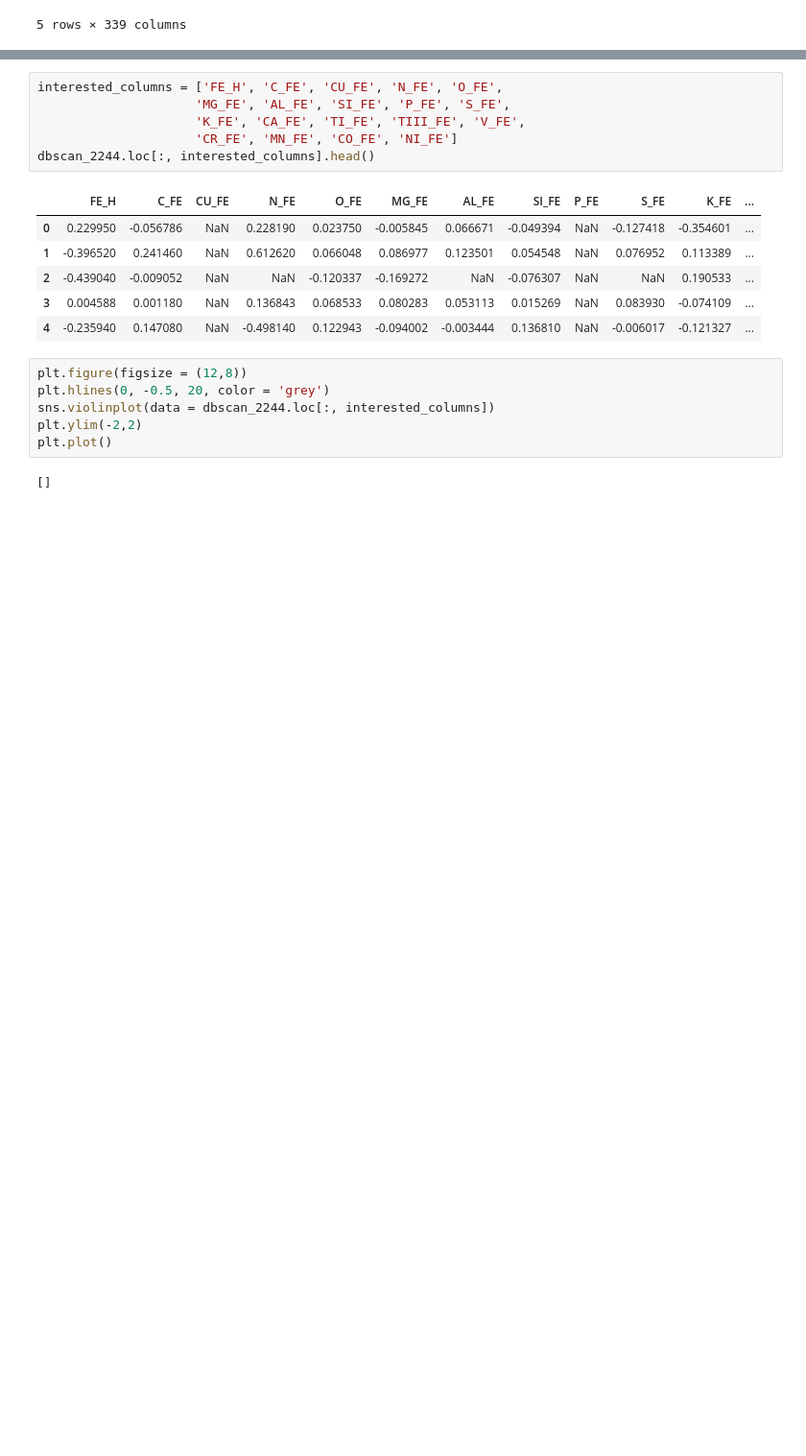
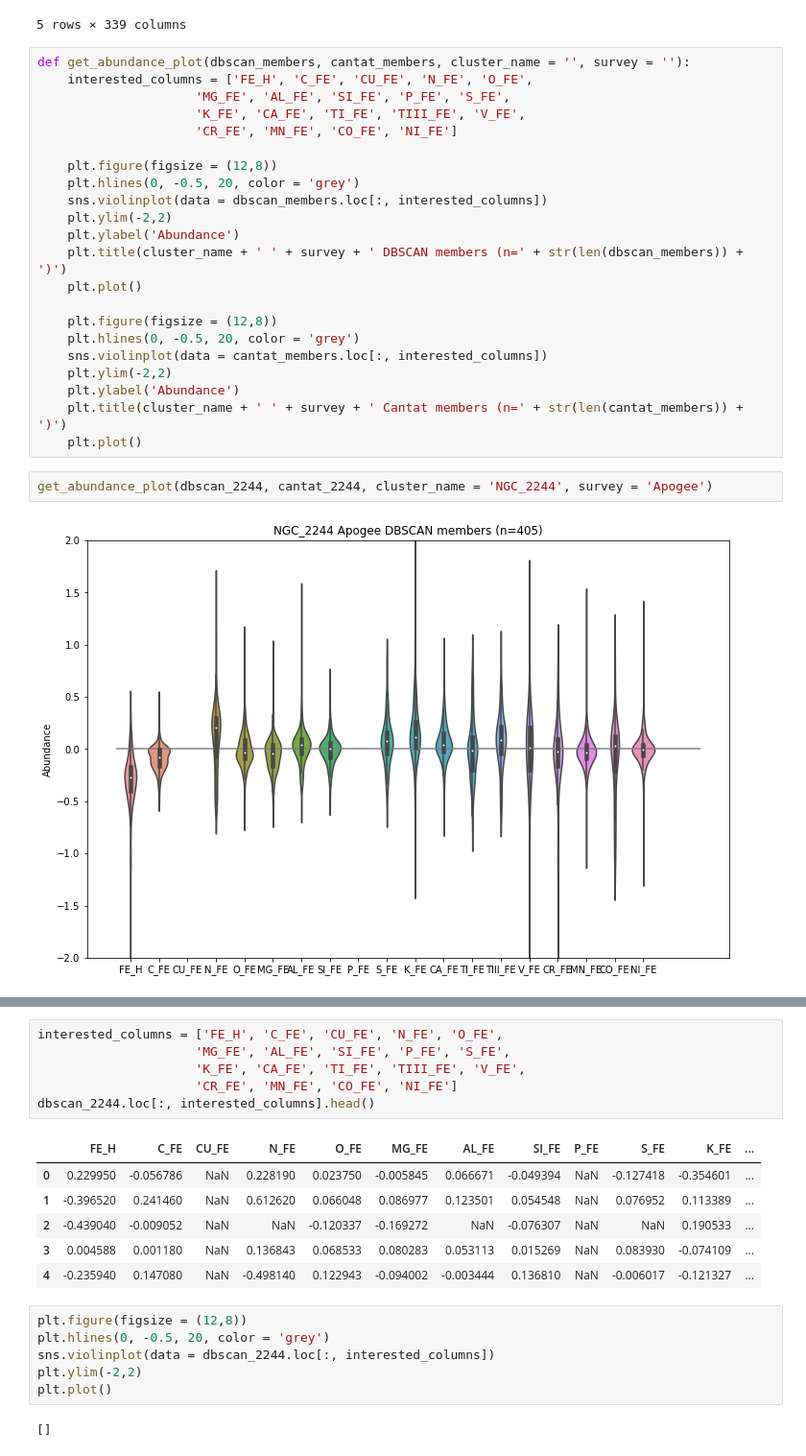
Before and after one commit to mahmud-nobe/GMM_membership, a Jupyter notebook: DBSCAN/DBSCAN Paper/Apogee_Analysis.ipynb, the cells around one changed output, grey strips where cells are left out. Shown at 96% size. Saved outputs shown, nothing was run; the diff lists cells and outputs as text; blank space fills up the shorter version.

Commit message:
organize in a function to plot metal abundance

```diff
--- a/DBSCAN/DBSCAN Paper/Apogee_Analysis.ipynb
+++ b/DBSCAN/DBSCAN Paper/Apogee_Analysis.ipynb
@@ -25,3 +25,29 @@ cantat_2244.head()
 | 3 | asStar-dr17-2M06300299+0432387.fits | 2M06300299+0432387 | lco25m.206-02-C.2M06300299+0432387 | apogee.lco25m.stars.206-02-C.2M06... | apogee.lco25m.synspec_fix.206-02-... | lco25m | 5939 | 206-02-C | none | ... |
 | 4 | apStar-dr17-2M06301984+0452214.fits | 2M06301984+0452214 | apo25m.Rosette_btx.2M06301984+045... | apogee.apo25m.stars.Rosette_btx.2... | apogee.apo25m.synspec_fix.Rosette... | apo25m | 6213 | Rosette_btx | none | ... |
 5 rows × 339 columns
+# %%
+def get_abundance_plot(dbscan_members, cantat_members, cluster_name = '', survey = ''):
+    interested_columns = ['FE_H', 'C_FE', 'CU_FE', 'N_FE', 'O_FE',
+                     'MG_FE', 'AL_FE', 'SI_FE', 'P_FE', 'S_FE',
+                     'K_FE', 'CA_FE', 'TI_FE', 'TIII_FE', 'V_FE',
+                     'CR_FE', 'MN_FE', 'CO_FE', 'NI_FE']
+
+    plt.figure(figsize = (12,8))
+    plt.hlines(0, -0.5, 20, color = 'grey')
+    sns.violinplot(data = dbscan_members.loc[:, interested_columns])
+    plt.ylim(-2,2)
+    plt.ylabel('Abundance')
+    plt.title(cluster_name + ' ' + survey + ' DBSCAN members (n=' + str(len(dbscan_members)) + ')')
+    plt.plot()
+
+    plt.figure(figsize = (12,8))
+    plt.hlines(0, -0.5, 20, color = 'grey')
+    sns.violinplot(data = cantat_members.loc[:, interested_columns])
+    plt.ylim(-2,2)
+    plt.ylabel('Abundance')
+    plt.title(cluster_name + ' ' + survey + ' Cantat members (n=' + str(len(cantat_members)) + ')')
+    plt.plot()
+# %%
+get_abundance_plot(dbscan_2244, cantat_2244, cluster_name = 'NGC_2244', survey = 'Apogee')
+# %% [output]
+[figure, added]
```
Also changed, not shown: parts of 1 cell of this notebook, 3 other files.
